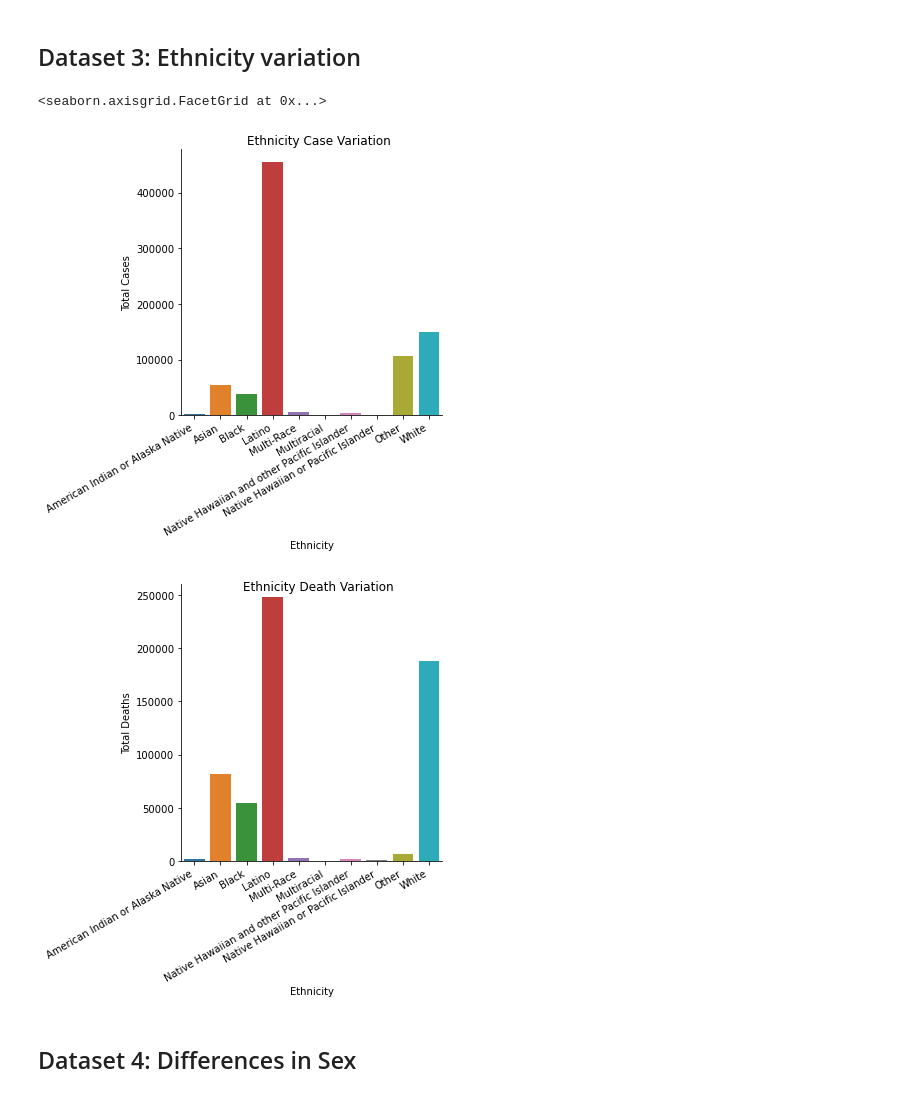
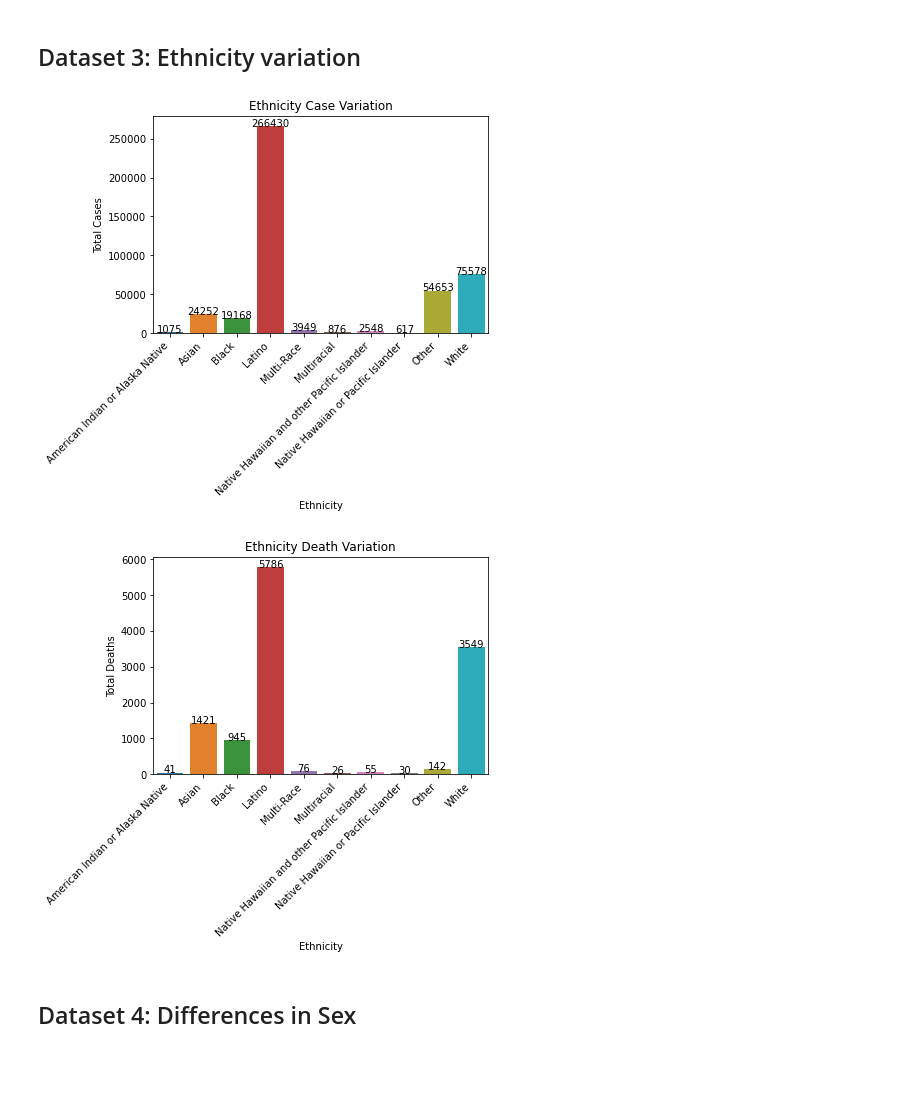
Before and after one commit to dennistrinh/covid, a Jupyter notebook: covid_data.ipynb, the cells around one changed output. Saved outputs shown, nothing was run; the diff lists cells and outputs as text; code cells hidden in the pictures; blank space fills up the shorter version.

```diff
--- a/covid_data.ipynb
+++ b/covid_data.ipynb
@@ -74,25 +86,27 @@ age_death.set_ylabels('Total Deaths')
 # %%
 # The Latino community is greatly affected by the virus in comparison to all other
 # ethnicities combined
-eth_cases = ethnicity.groupby('race_ethnicity').sum().reset_index()
-eth_cases_plot = sns.catplot(x='race_ethnicity', y='cases', kind='bar', data=eth_cases)
-eth_cases_plot.fig.autofmt_xdate()
-eth_cases_plot.fig.suptitle('Ethnicity Case Variation', x=0.6)
-eth_cases_plot.set_xlabels('Ethnicity')
-eth_cases_plot.set_ylabels('Total Cases')
-eth_cases_plot.set_yticklabels([0, 100000, 200000, 300000, 400000])
+eth_cases = ethnicity.groupby('race_ethnicity').max().reset_index()
+eth_cases_plot = sns.barplot(x='race_ethnicity', y='cases', data=eth_cases)
+eth_cases_plot.set_title('Ethnicity Case Variation')
+eth_cases_plot.set(xlabel='Ethnicity', ylabel='Total Cases')
+for index, row in eth_cases.iterrows():
+    eth_cases_plot.text(row.name, row.cases, row.cases, color='black', ha="center")
+plt.xticks(rotation=45, ha="right")
+plt.show(eth_cases_plot)
 
 # The Latino community is still the majority, but the white demographic also has deaths
 # close to the levels of that of the Latino community.
-eth_deaths_plot = sns.catplot(x='race_ethnicity', y='deaths', kind='bar', data=eth_cases)
-eth_deaths_plot.fig.autofmt_xdate()
-eth_deaths_plot.fig.suptitle('Ethnicity Death Variation', x=0.6)
-eth_deaths_plot.set_xlabels('Ethnicity')
-eth_deaths_plot.set_ylabels('Total Deaths')
+eth_deaths_plot = sns.barplot(x='race_ethnicity', y='deaths', data=eth_cases)
+eth_deaths_plot.set_title('Ethnicity Death Variation')
+eth_deaths_plot.set(xlabel='Ethnicity', ylabel='Total Deaths')
+for index, row in eth_cases.iterrows():
+    eth_deaths_plot.text(row.name, row.deaths, row.deaths, color='black', ha="center")
+plt.xticks(rotation=45, ha="right")
+plt.show(eth_deaths_plot)
 # %% [output]
-<seaborn.axisgrid.FacetGrid at 0x...>
-[figure, old version]
+[figure, new version]
-[figure, old version]
+[figure, new version]
 # %% [markdown]
 ## Dataset 4: Differences in Sex
 # %%
```
Also changed, not shown: parts of 4 cells of this notebook, 4 other files.
